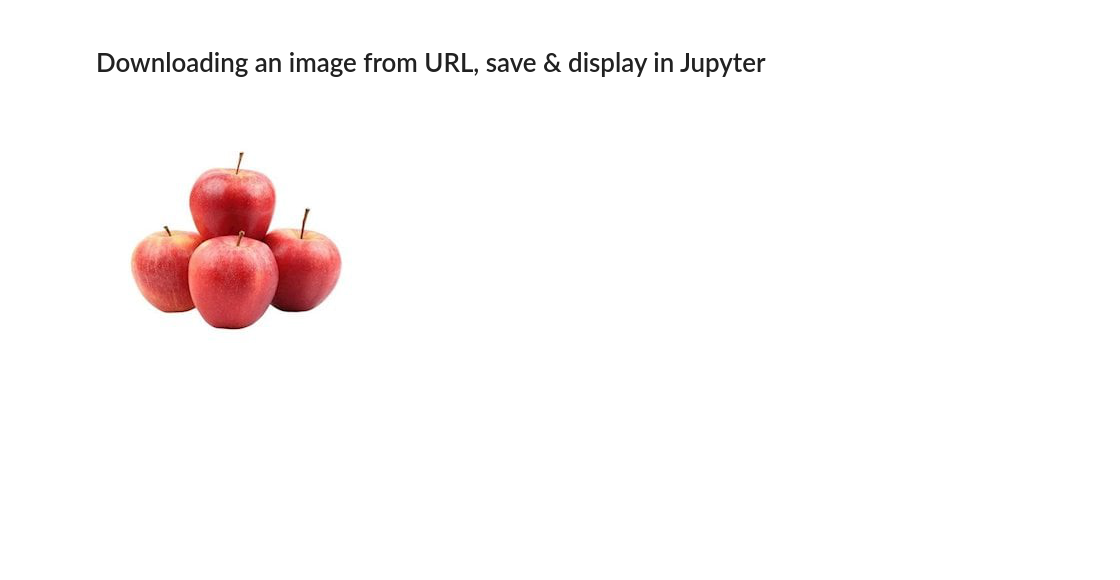
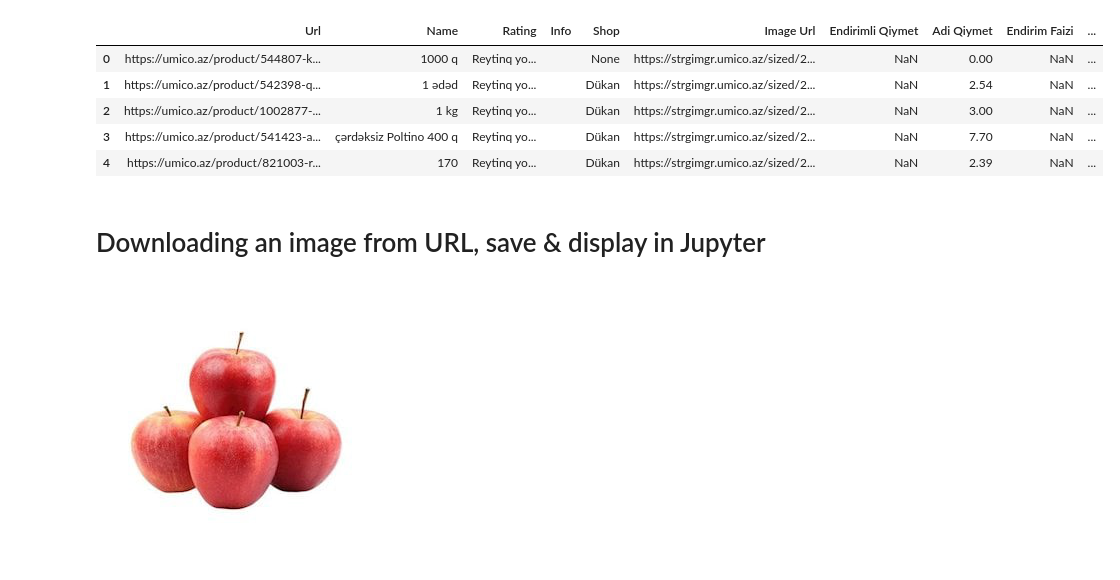
Before and after one commit to HasanZeynal/scraping, a Jupyter notebook: beautiful_soup/Beautiful Soup - Online Bravo Supermarket(Meyve Terevez).ipynb, the cells around one changed output. Saved outputs shown, nothing was run; the diff lists cells and outputs as text; code cells hidden in the pictures; blank space fills up the shorter version.

```diff
--- a/beautiful_soup/Beautiful Soup - Online Bravo Supermarket(Meyve Terevez).ipynb
+++ b/beautiful_soup/Beautiful Soup - Online Bravo Supermarket(Meyve Terevez).ipynb
@@ -151,6 +143,16 @@ df['Name'] = df['Name'].str.replace('By Dükan', '')
 df['Info'] = df['Info'].str.replace('Məhsul haqqında məlumat: ', '')
 df['Info'] = df['Info'].str.replace(' ', '')
 df['Product_Name'] = df['Product_Name'].str.replace('By Dükan', '')
+df['Name'] = df['Name'].str.replace(',', '').str.replace('+- 20', '')
+# %%
+df.head()
+# %% [output]
+|  | Url | Name | Rating | Info | Shop | Image Url | Endirimli Qiymet | Adi Qiymet | Endirim Faizi | ... |
+| 0 | https://umico.az/product/544807-k... | 1000 q | Reytinq yo... |  | None | https://strgimgr.umico.az/sized/2... | NaN | 0.00 | NaN | ... |
+| 1 | https://umico.az/product/542398-q... | 1 ədəd | Reytinq yo... |  | Dükan | https://strgimgr.umico.az/sized/2... | NaN | 2.54 | NaN | ... |
+| 2 | https://umico.az/product/1002877-... | 1 kg | Reytinq yo... |  | Dükan | https://strgimgr.umico.az/sized/2... | NaN | 3.00 | NaN | ... |
+| 3 | https://umico.az/product/541423-a... | çərdəksiz Poltino 400 q | Reytinq yo... |  | Dükan | https://strgimgr.umico.az/sized/2... | NaN | 7.70 | NaN | ... |
+| 4 | https://umico.az/product/821003-r... | 170 | Reytinq yo... |  | Dükan | https://strgimgr.umico.az/sized/2... | NaN | 2.39 | NaN | ... |
 # %% [markdown]
 # Downloading an image from URL, save & display in Jupyter
 # %%
```
Also changed, not shown: parts of 2 cells of this notebook.
